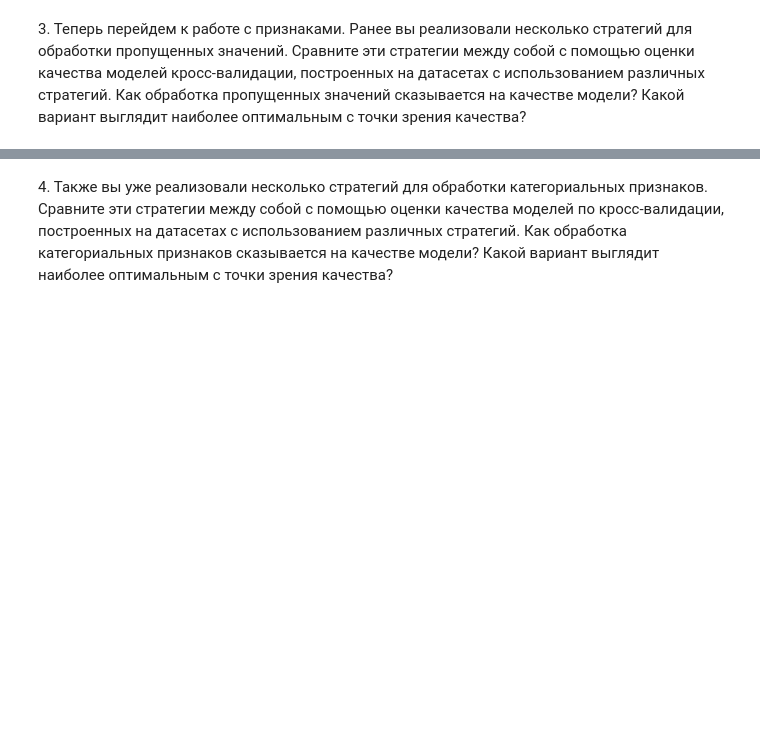
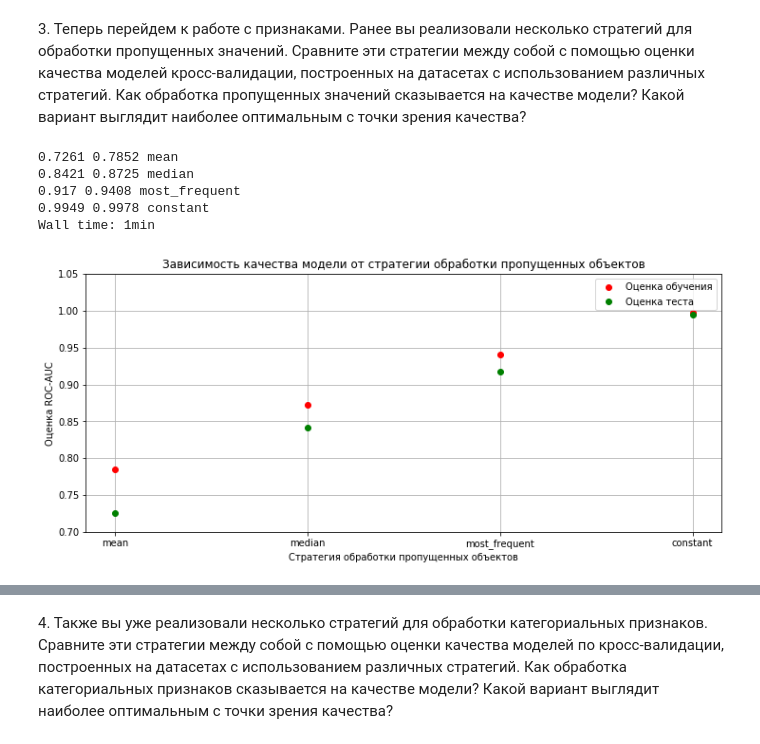
Before and after one commit to dminikorenb/DataLearning, a Jupyter notebook: 2-churn_prediction/dminik6_part2_w5.ipynb, the cells around one changed output, grey strips where cells are left out. Saved outputs shown, nothing was run; the diff lists cells and outputs as text; code cells hidden in the pictures; blank space fills up the shorter version.

```diff
--- a/2-churn_prediction/dminik6_part2_w5.ipynb
+++ b/2-churn_prediction/dminik6_part2_w5.ipynb
@@ -230,2 +393,67 @@ Name: Label, dtype: float64
 # %% [markdown]
 3\. Теперь перейдем к работе с признаками. Ранее вы реализовали несколько стратегий для обработки пропущенных значений. Сравните эти стратегии между собой с помощью оценки качества моделей кросс-валидации, построенных на датасетах с использованием различных стратегий. Как обработка пропущенных значений сказывается на качестве модели? Какой вариант выглядит наиболее оптимальным с точки зрения качества?
+# %%
+%%time
+df_data = pd.read_csv('not_hold_out_dataset.csv', index_col=0)
+df_data['CountNotNull'] = df_data.count(axis=1)
+df_object = df_data.drop( df_data[(df_data['Label'] == -1) & (df_data['CountNotNull'] < 78 ) ].index)
+
+columns = df_data.select_dtypes(['object']).columns
+df_object[columns] = df_object[columns].astype('category')
+df_object[columns] = df_object[columns].apply(lambda x: x.cat.codes)
+
+cv = StratifiedKFold(n_splits=10, shuffle=True)
+train_score3, test_score3 = [], []
+
+
+train_point3 = ['mean', 'median', 'most_frequent', 'constant']
+fill_values = [None, None, None, -10000000]
+
+# min(df_object.iloc[:,:-2].min())
+
+for (strategy, fill_value) in zip(train_point3, fill_values):
+#     print(strategy, fill_value)
+    si = SimpleImputer(strategy=strategy, fill_value=fill_value)
+    X = df_object.iloc[:,:-2]
+    y = df_object.iloc[:,-2]
+    est = LogisticRegression(solver='liblinear')
+    pipe = Pipeline([('inputer', si), ('est', est)])
+
+    cv_rez = cross_validate(pipe, X, y, cv=cv,
+                          return_train_score=True,
+                          return_estimator=True,
+                          verbose=0, n_jobs=4,
+                          scoring=('roc_auc'))
+    train_score3.append(cv_rez['train_score'])
+    test_score3.append(cv_rez['test_score'])
+    print(cv_rez['test_score'].mean().round(4), cv_rez['train_score'].mean().round(4), strategy)
+# %% [output]
+0.7261 0.7852 mean
+0.8421 0.8725 median
+0.917 0.9408 most_frequent
+0.9949 0.9978 constant
+Wall time: 1min
+# %%
+fig, plt1 = plt.subplots(1, 1, figsize=(12, 5))
+# plot_curve(plt1, 'Зависимость качества модели от стратегии обработки пропущенных объектов', 'linear',
+#            (0.7, .95),   train_point3,
+#            train_score3, test_score3, 'Cтратегия обработки пропущенных объектов')
+plt1.title.set_text('Зависимость качества модели от стратегии обработки пропущенных объектов')
+plt1.set_ylim((0.7, 1.05))
+plt1.set_xlabel('Cтратегия обработки пропущенных объектов')
+# plt1.set_xscale(xscale)
+plt1.set_ylabel("Оценка ROC-AUC")
+
+plt1.grid()
+
+plt1.plot(train_point3, np.mean(train_score3, axis=1) , 'o', color="r",
+         label="Оценка обучения")
+plt1.plot(train_point3, np.mean(test_score3, axis=1), 'o', color="g",
+         label="Оценка теста")
+
+plt1.legend(loc="best")
+
+
+plt.show()
+# %% [output]
+[figure, added]
```
Also changed, not shown: parts of 25 cells of this notebook, 1 other file.
